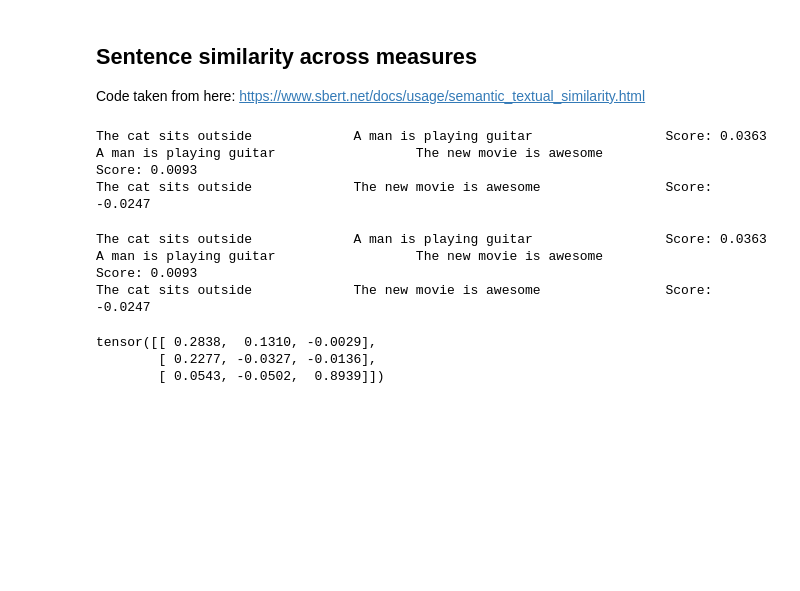
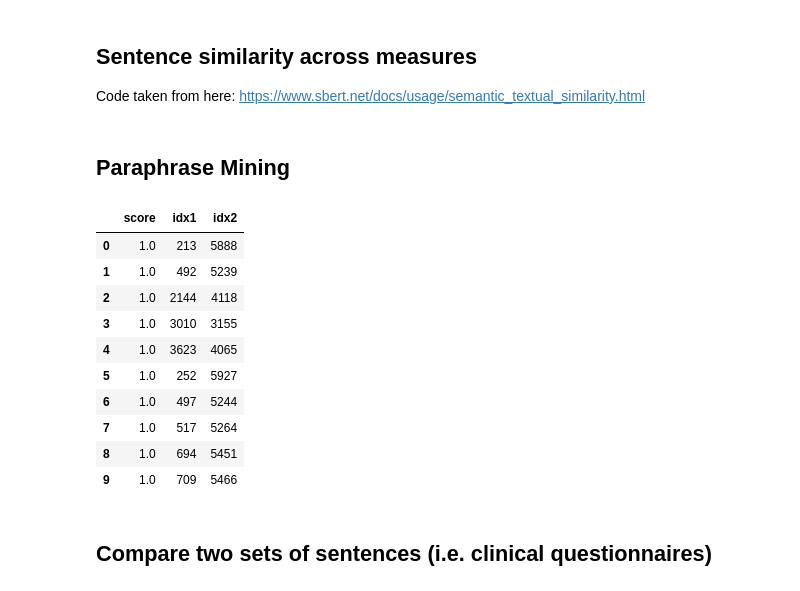
Before and after one commit to burdinskid13/healthy_brain_network, a Jupyter notebook: notebooks/topic_modeling_HBN.ipynb, the cells around one changed output. Drawn from its saved outputs; the diff is of its cells as text; code cells hidden in the pictures; blank space fills up the shorter version.

Commit message:
update item analysis

```diff
--- a/notebooks/topic_modeling_HBN.ipynb
+++ b/notebooks/topic_modeling_HBN.ipynb
@@ -337,33 +348,33 @@ https://github.com/ddangelov/Top2Vec
 ## Sentence similarity across measures
 
 Code taken from here: https://www.sbert.net/docs/usage/semantic_textual_similarity.html
-# %%
-from hbn.models.item_analysis import sentence_similarity
-
-cosine_scores = sentence_similarity(sentences1,
-                                           sentences2,
-                                            transformer='all-MiniLM-L6-v2'
-                                           )
-# %% [output]
-The cat sits outside             A man is playing guitar                 Score: 0.0363
-A man is playing guitar                  The new movie is awesome                Score: 0.0093
-The cat sits outside             The new movie is awesome                Score: -0.0247
-# %%
-
-model = SentenceTransformer('all-MiniLM-L6-v2')
-
-paraphrases = util.paraphrase_mining(model, sentences1)
-
-for paraphrase in paraphrases[0:10]:
-    score, i, j = paraphrase
-    print("{} \t\t {} \t\t Score: {:.4f}".format(sentences1[i], sentences1[j], score))
-# %% [output]
-The cat sits outside             A man is playing guitar                 Score: 0.0363
-A man is playing guitar                  The new movie is awesome                Score: 0.0093
-The cat sits outside             The new movie is awesome                Score: -0.0247
+# %% [markdown]
+## Paraphrase Mining
 # %%
-cosine_scores
+# https://www.sbert.net/examples/applications/paraphrase-mining/README.html
+
+model = SentenceTransformer('all-MiniLM-L6-v2')
+
+paraphrases = util.paraphrase_mining(model, data, show_progress_bar=True)
+
+for paraphrase in paraphrases[0:1]:
+    score, i, j = paraphrase
+    print("{} \t\t {} \t\t Score: {:.4f}".format(data[i], data[j], score))
+
+df_paraphrases = pd.DataFrame(paraphrases, columns=['score', 'idx1', 'idx2'])
-# %% [output]
-tensor([[ 0.2838,  0.1310, -0.0029],
-        [ 0.2277, -0.0327, -0.0136],
-        [ 0.0543, -0.0502,  0.8939]])
+# %%
+df_paraphrases.head(10)
+# %% [output]
+|  | score | idx1 | idx2 |
+| 0 | 1.0 | 213 | 5888 |
+| 1 | 1.0 | 492 | 5239 |
+| 2 | 1.0 | 2144 | 4118 |
+| 3 | 1.0 | 3010 | 3155 |
+| 4 | 1.0 | 3623 | 4065 |
+| 5 | 1.0 | 252 | 5927 |
+| 6 | 1.0 | 497 | 5244 |
+| 7 | 1.0 | 517 | 5264 |
+| 8 | 1.0 | 694 | 5451 |
+| 9 | 1.0 | 709 | 5466 |
+# %% [markdown]
+## Compare two sets of sentences (i.e. clinical questionnaires)
```
Also changed, not shown: parts of 17 cells of this notebook, 3 other files.
